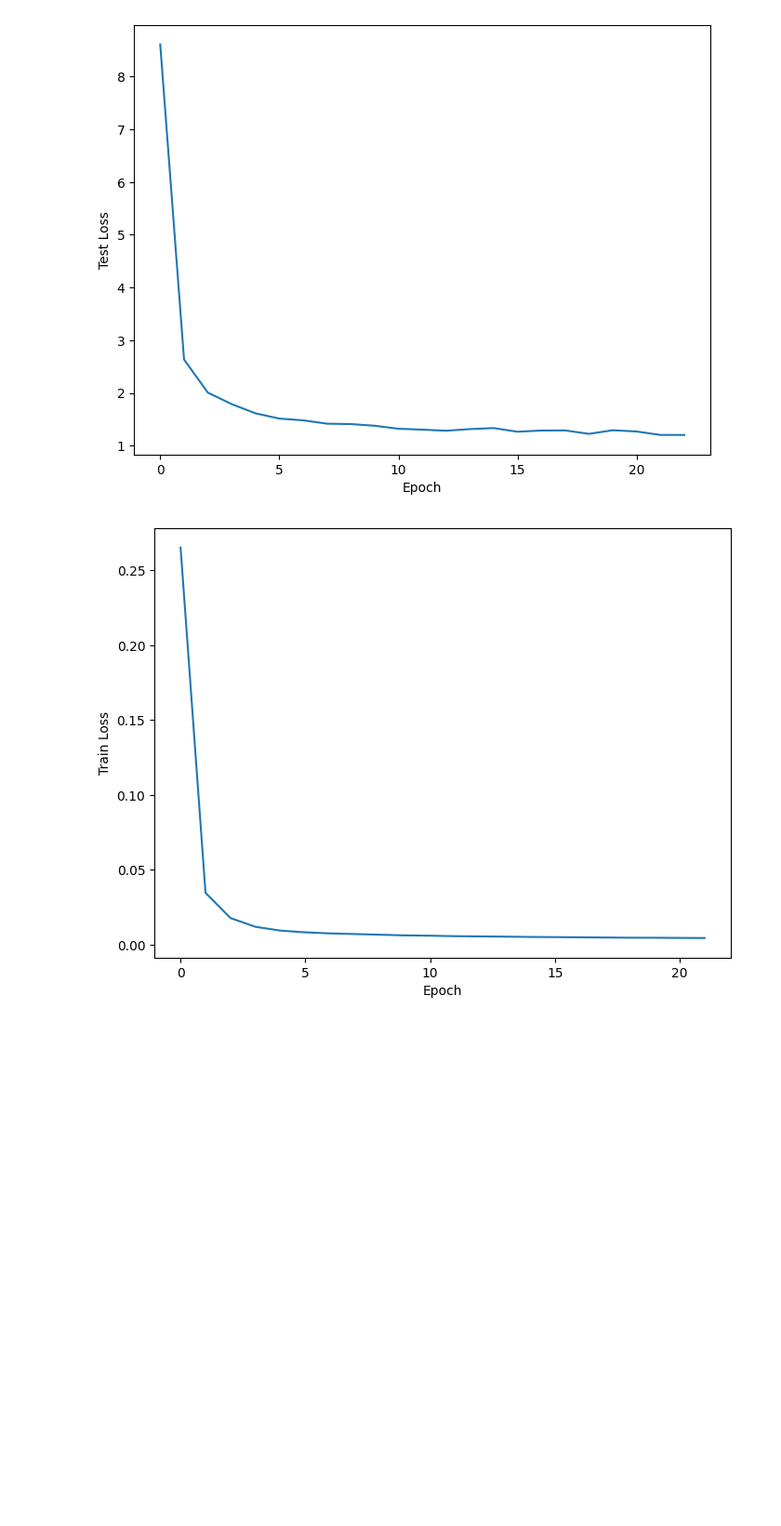
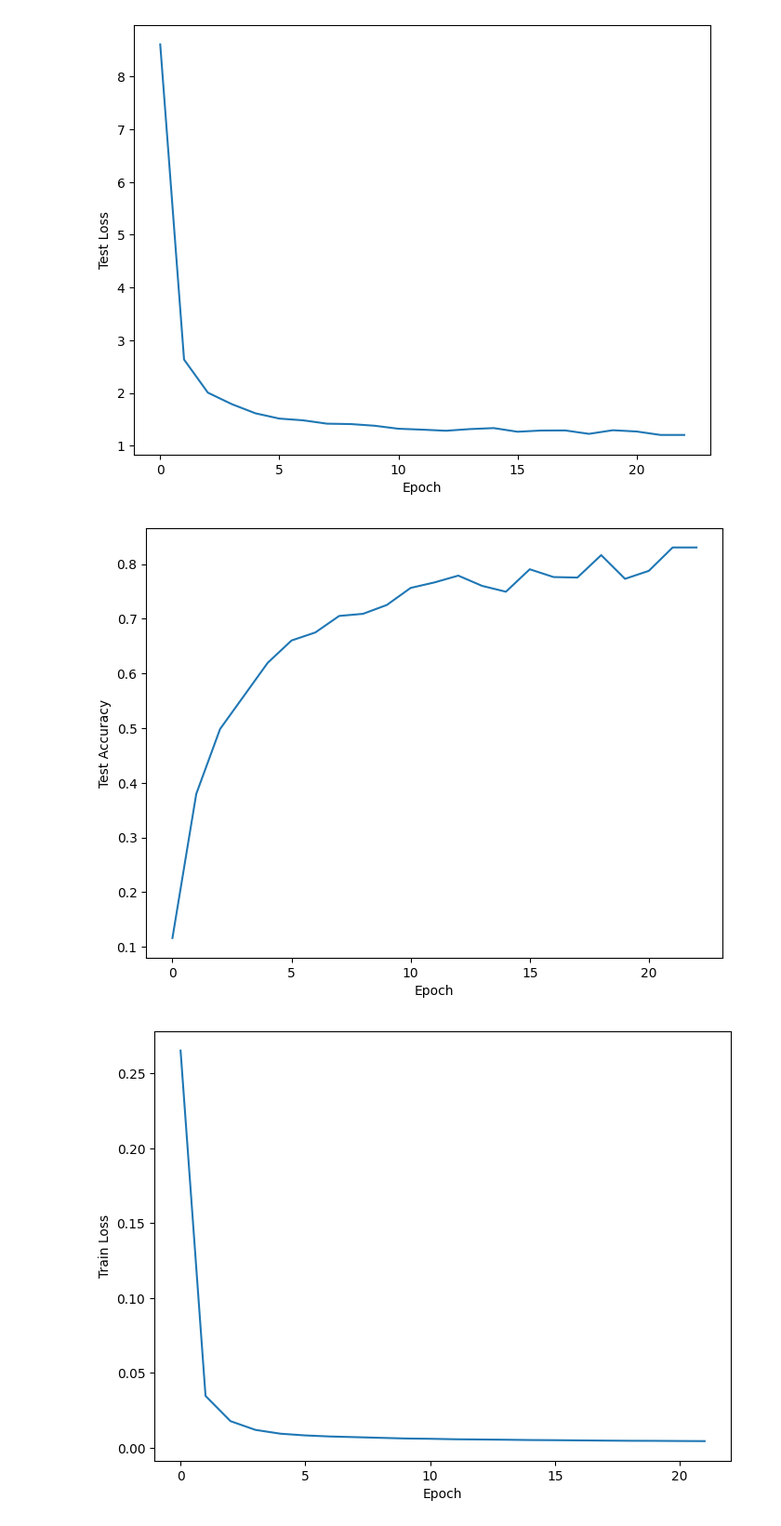
Before and after one commit to Jordi008/QLSTM, a Jupyter notebook: QLSTM_Functional.ipynb, the cells around one changed output. Shown at 93% size. Saved outputs shown, nothing was run; the diff lists cells and outputs as text; code cells hidden in the pictures; blank space fills up the shorter version.

```diff
--- a/QLSTM_Functional.ipynb
+++ b/QLSTM_Functional.ipynb
@@ -189,6 +188,9 @@ test_model: This function is tailored for evaluating the model's performance on
 
 We display the loss metric as a diagnostic tool to measure the model's performance in relation to the provided data.
 # %%
+import matplotlib.pyplot as plt
+import numpy as np
+
 def train_model(data_loader, model, loss_function, optimizer):
     num_batches = len(data_loader)
     total_loss = 0
@@ -205,8 +207,12 @@ def train_model(data_loader, model, loss_function, optimizer):
         total_loss += loss.item()
 
     avg_loss = total_loss / num_batches
+    accuracy = 1.0 / (avg_loss + 1e-7)
+
     print(f"Train loss: {avg_loss}")
-    return avg_loss
+    print(f"Train accuracy: {accuracy}")
+    return avg_loss, accuracy
+
 
 def test_model(data_loader, model, loss_function):
 
@@ -220,8 +226,10 @@ def test_model(data_loader, model, loss_function):
             total_loss += loss_function(output, y).item()
 
     avg_loss = total_loss / num_batches
+    accuracy = 1.0 / (avg_loss + 1e-7)
     print(f"Test loss: {avg_loss}")
-    return avg_loss
+    print(f"Test accuracy: {accuracy}")
+    return avg_loss, accuracy
 # %% [markdown]
 ### Running the Classical LSTM
 # %% [markdown]
@@ -254,18 +262,23 @@ loss_function = nn.MSELoss()
 optimizer = torch.optim.Adam(model.parameters(), lr=learning_rate)
 # %%
 classical_loss_train = []
+classical_acc_train = []
 classical_loss_test = []
+classical_acc_test = []
 print("Untrained test\n--------")
-test_loss = test_model(test_loader, model, loss_function)
+test_loss, test_accuracy = test_model(test_loader, model, loss_function)
 print()
 classical_loss_test.append(test_loss)
+classical_acc_test.append(test_accuracy)
 
 for ix_epoch in range(0,21):
   print(f"Epoch {ix_epoch}\n---------")
-  train_loss = train_model(train_loader, model, loss_function, optimizer=optimizer)
-  test_loss = test_model(test_loader, model, loss_function)
+  train_loss, train_accuracy = train_model(train_loader, model, loss_function, optimizer=optimizer)
+  test_loss, test_accuracy = test_model(test_loader, model, loss_function)
   classical_loss_train.append(train_loss)
+  classical_acc_train.append(train_accuracy)
   classical_loss_test.append(test_loss)
+  classical_acc_test.append(test_accuracy)
 # %% [output]
 Untrained test
 --------
@@ -349,6 +410,14 @@ plt.xlabel('Epoch')
 plt.show()
 # %% [output]
 [figure]
+# %%
+plt.figure(figsize=(8, 6))
+plt.plot(range(0, 22), classical_acc_test)
+plt.ylabel('Test Accuracy')
+plt.xlabel('Epoch')
+plt.show()
+# %% [output]
+[figure, added]
 # %%
 plt.figure(figsize=(8, 6))
 plt.plot(range(0, 21), classical_loss_train)
```
Also changed, not shown: parts of 58 cells of this notebook, 4 other files.
